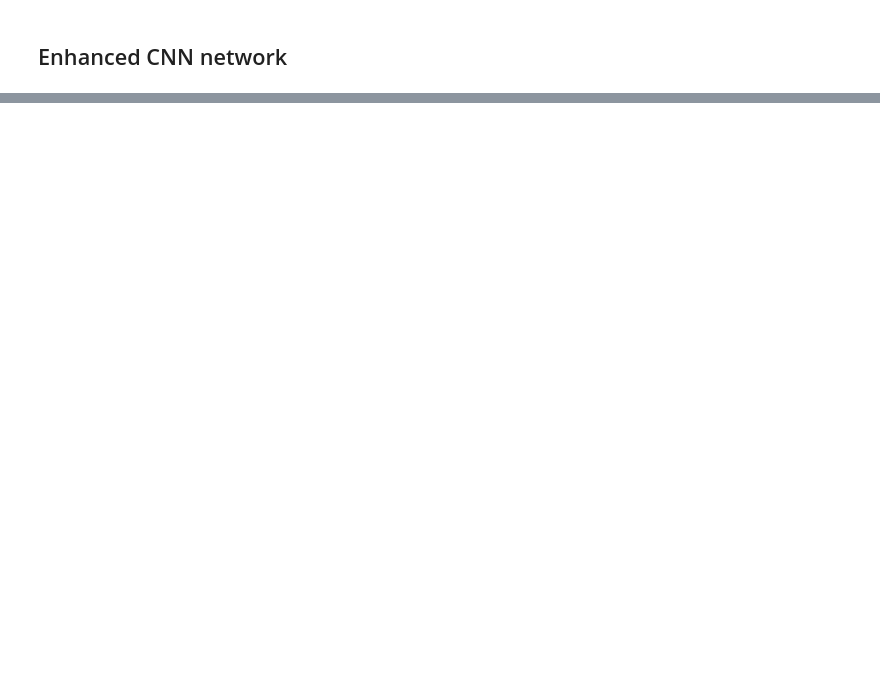
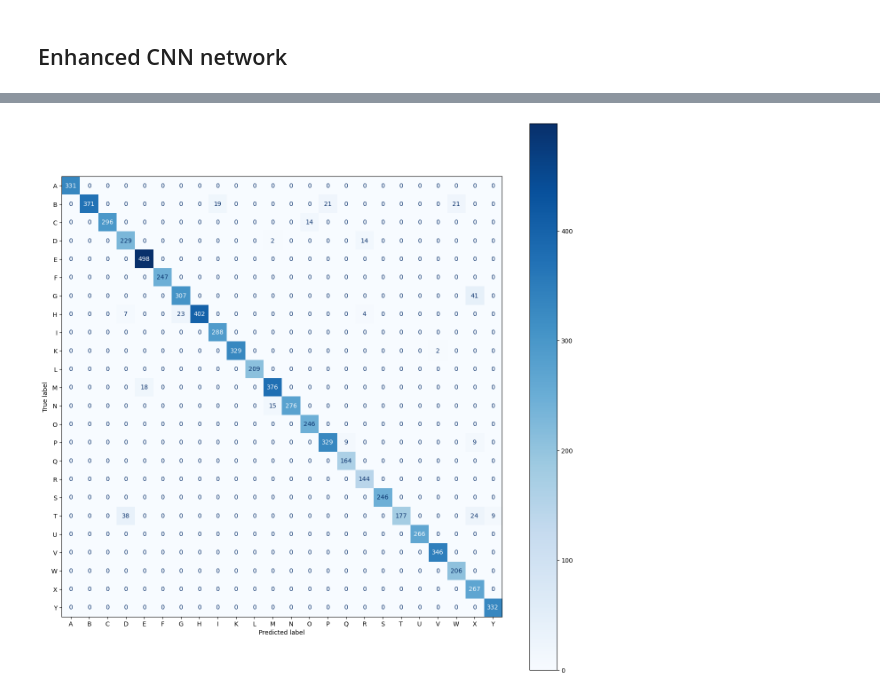
Before and after one commit to novicecoder18/normal-cnn-vs-alexnet, a Jupyter notebook: NLPCV_assignment.ipynb, the cells around one changed output, grey strips where cells are left out. Cells and saved outputs as stored; diff of their text form; code cells hidden in the pictures; blank space fills up the shorter version.

```diff
--- a/NLPCV_assignment.ipynb
+++ b/NLPCV_assignment.ipynb
@@ -348,0 +327,11 @@ KeyboardInterrupt:
+# %%
+# Sample predictions
+prediction = better_net.predict(test_pixels)
+prediction = np.argmax(prediction, axis=1)
+
+# 10 first predictions
+for i in range(0,10):
+    if prediction[i] == test_label[i]:
+        print("Correct")
+    else:
+        print("Incorrect")
@@ -348,0 +350,11 @@ KeyboardInterrupt:
+# %%
+from sklearn.metrics import confusion_matrix, ConfusionMatrixDisplay
+cm = confusion_matrix(test_label, prediction)
+fig, ax = plt.subplots(figsize=(16, 16))
+
+labels = [char for char in string.ascii_uppercase[:25] if char != 'J']
+disp = ConfusionMatrixDisplay(confusion_matrix=cm, display_labels=labels)
+disp.plot(cmap=plt.cm.Blues, ax=ax)
+plt.show()
+# %% [output]
+[figure, added]
```
Also changed, not shown: parts of 24 cells of this notebook.
